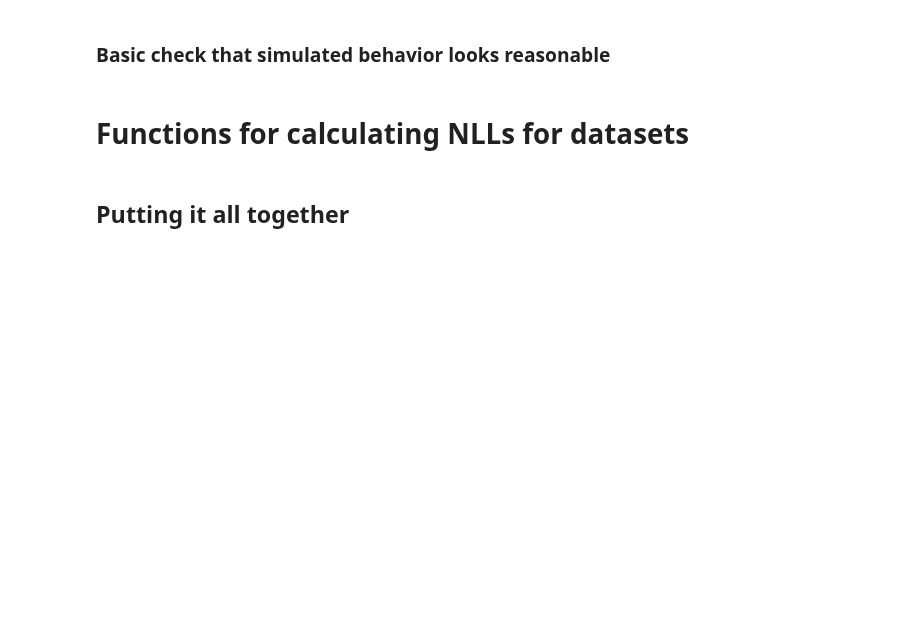
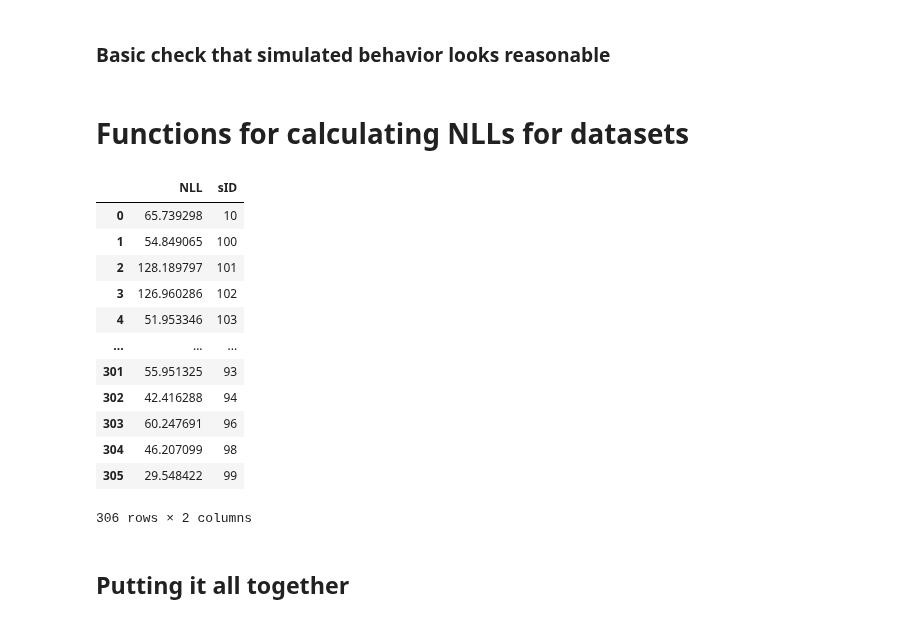
Before and after one commit to MariaEckstein/SLCN, a Jupyter notebook: models/SimulateMouseBehavior.ipynb, the cells around one changed output. Cells and saved outputs as stored; diff of their text form; code cells hidden in the pictures; blank space fills up the shorter version.

```diff
--- a/models/SimulateMouseBehavior.ipynb
+++ b/models/SimulateMouseBehavior.ipynb
@@ -562,7 +658,7 @@ for model_name in model_names:
     sim_data = pd.DataFrame()
 
     if 'B' in model_name:
-        param_names = ['beta', 'persev', 'p_switch', 'p_reward']
+        param_names = ['beta', 'persev', 'p_switch', 'p_reward', 'bias']
         model_class = 'BF'
     elif 'RL' in model_name:
         param_names = ['alpha', 'nalpha', 'calpha', 'cnalpha', 'beta', 'persev', 'bias']
@@ -583,12 +679,18 @@ for model_name in model_names:
         params = fitted_params.loc[
             (fitted_params.PreciseYrs == age) & (fitted_params.animal == animal) & (fitted_params.model == model_name),
             param_names]
+
+        params = params.reset_index()
+        if np.isnan(params.bias[0]):
+            params.bias[0] = 0
+
         task_args = {
-            'p_cor': 0.75, 'correct_actions': correct_actions, 'n_trials': 0,
-            'block_lengths_lower': False, 'block_lengths_upper': False
+            'correct_actions': correct_actions, 'n_trials': 725,
+            'block_lengths_lower': 0, 'block_lengths_upper': 0,
+            'forced_rewards': [],
         }
         agent_args = {
-            'n_agents': n_agents, 'params': params, 'model_name': model_name,
+            'n_agents': n_agents, 'params': params, 'model_name': model_name, 'forced_actions': [],
         }
 
         sub_data = simulate_dataset(task_args, agent_args, model_class=model_class, suff='all')
@@ -644,40 +772,55 @@ def NLL_from_data_and_params(fitted_param_path, hum_data_path, model_name):
             if 'RL' in model_name:
                 params = pd.DataFrame({
                     'alpha': subj_params['alpha'], 'nalpha': subj_params['nalpha'],
                     'calpha': subj_params['calpha'], 'cnalpha': subj_params['cnalpha'],
                     'beta': subj_params['beta'], 'persev': subj_params['persev'], 'bias': [0]
                 })
             elif model_name == 'B':
                 params = pd.DataFrame({
                     'p_switch': [0.05], 'p_reward': [0.75],
                     'beta': [np.nan], 'persev': [0], 'bias': [0]
                 })
             elif 'B' in model_name:
                 params = pd.DataFrame({
                     'p_switch': subj_params['p_switch'], 'p_reward': subj_params['p_reward'],
                     'beta': subj_params['beta'], 'persev': subj_params['persev'], 'bias': [0]
                 })
 
             task_args = {
-                'correct_actions': correct_actions, 'forced_rewards': rewards,
+                'correct_actions': correct_actions, 'forced_rewards': rewards, 'n_trials': 120,
+                'block_lengths_lower': [], 'block_lengths_upper': []
             }
             agent_args = {
                 'n_agents': n_agents, 'params': params, 'forced_actions': actions,
             }
 
-            data = simulate_dataset(task_args, agent_args, model_name[:1], n_trials)
+            data = simulate_dataset(task_args, agent_args, model_name[:1])
 
             NLL = np.sum(data['lik'].apply(lambda x : x[0]))
             NLLs += [[NLL, sID]]
 
     return pd.DataFrame(NLLs, columns=('NLL', 'sID'))
 
-# # Example use
-# hum_data_path = "C:/Users/maria/MEGAsync/SLCNdata/ProbSwitch/"
-# fitted_param_path = "C:/Users/maria/MEGAsync/SLCN/PShumanData/fitting/new_ML_models/MCMC/clustermodels"
+# Example use
+hum_data_path = "C:/Users/maria/MEGAsync/SLCNdata/ProbSwitch/"
+fitted_param_path = "C:/Users/maria/MEGAsync/SLCN/PShumanData/fitting/new_ML_models/MCMC/clustermodels"
 
-# NLLs = NLL_from_data_and_params(fitted_param_path, hum_data_path, 'B')
-# NLLs
+NLLs = NLL_from_data_and_params(fitted_param_path, hum_data_path, 'B')
+NLLs
+# %% [output]
+|  | NLL | sID |
+| 0 | 65.739298 | 10 |
+| 1 | 54.849065 | 100 |
+| 2 | 128.189797 | 101 |
+| 3 | 126.960286 | 102 |
+| 4 | 51.953346 | 103 |
+| ... | ... | ... |
+| 301 | 55.951325 | 93 |
+| 302 | 42.416288 | 94 |
+| 303 | 60.247691 | 96 |
+| 304 | 46.207099 | 98 |
+| 305 | 29.548422 | 99 |
+306 rows × 2 columns
 # %%
 def make_groups(ages, colname, probs=(1, 3/4, 2/4, 1/4)):
 
```
Also changed, not shown: parts of 21 cells of this notebook.
